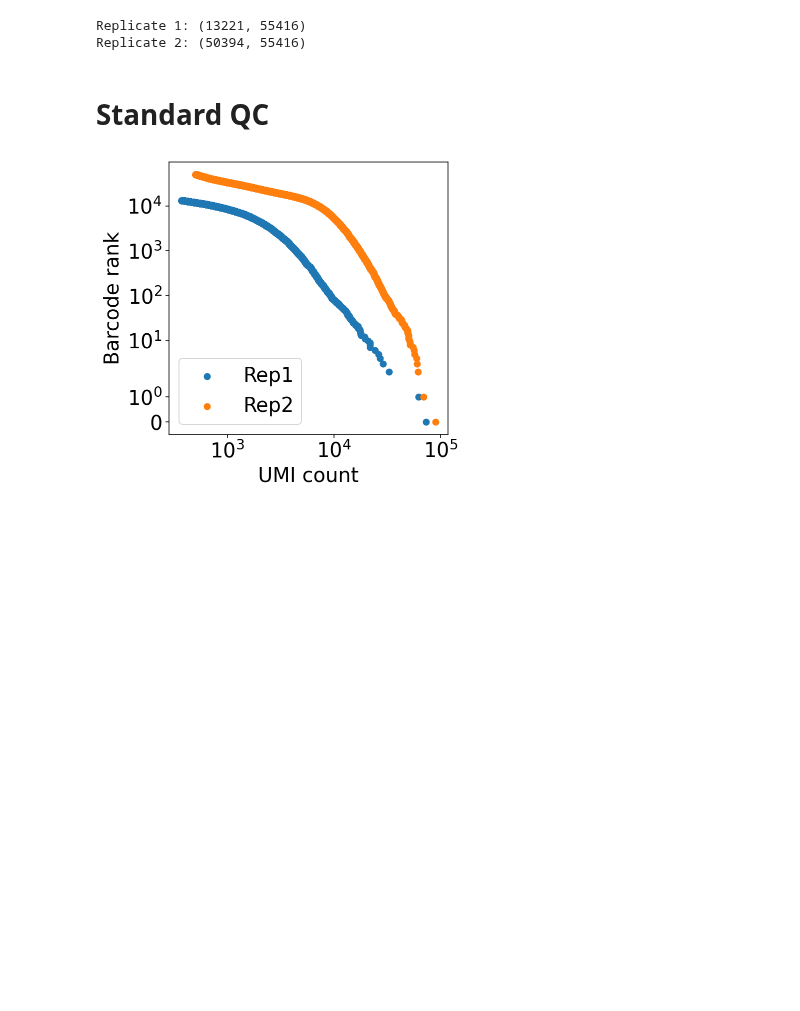
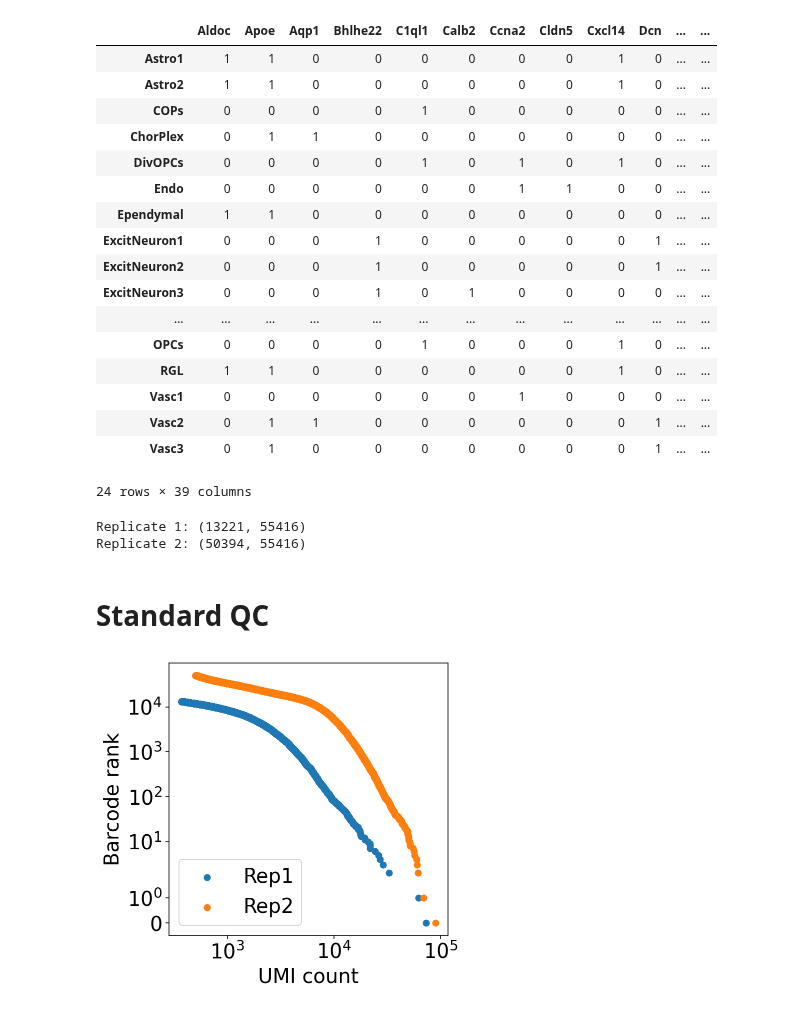
Before and after one commit to sbooeshaghi/azucar, a Jupyter notebook: analysis/brain/biologics.ipynb, the cells around one changed output. Saved outputs shown, nothing was run; the diff lists cells and outputs as text; code cells hidden in the pictures; blank space fills up the shorter version.

```diff
--- a/analysis/brain/biologics.ipynb
+++ b/analysis/brain/biologics.ipynb
@@ -26,6 +33,37 @@ fsize=20
 
 plt.rcParams.update({'font.size': fsize})
 %config InlineBackend.figure_format = 'retina'
+# %%
+markers = defaultdict(list)
+with open("markers.txt", "r") as f:
+    for idx, line in enumerate(f.readlines()):
+        ct_id, gene_ids = line.strip().split("\t")
+        markers[ct_id] = [i for i in gene_ids.split(",")]
+# %%
+df = pd.concat([pd.Series(v, name=k).astype(str) for k, v in markers.items()],
+               axis=1)
+df = pd.get_dummies(df.stack()).sum(level=1)
+# %%
+df
+# %% [output]
+|  | Aldoc | Apoe | Aqp1 | Bhlhe22 | C1ql1 | Calb2 | Ccna2 | Cldn5 | Cxcl14 | Dcn | ... | ... |
+| Astro1 | 1 | 1 | 0 | 0 | 0 | 0 | 0 | 0 | 1 | 0 | ... | ... |
+| Astro2 | 1 | 1 | 0 | 0 | 0 | 0 | 0 | 0 | 1 | 0 | ... | ... |
+| COPs | 0 | 0 | 0 | 0 | 1 | 0 | 0 | 0 | 0 | 0 | ... | ... |
+| ChorPlex | 0 | 1 | 1 | 0 | 0 | 0 | 0 | 0 | 0 | 0 | ... | ... |
+| DivOPCs | 0 | 0 | 0 | 0 | 1 | 0 | 1 | 0 | 1 | 0 | ... | ... |
+| Endo | 0 | 0 | 0 | 0 | 0 | 0 | 1 | 1 | 0 | 0 | ... | ... |
+| Ependymal | 1 | 1 | 0 | 0 | 0 | 0 | 0 | 0 | 0 | 0 | ... | ... |
+| ExcitNeuron1 | 0 | 0 | 0 | 1 | 0 | 0 | 0 | 0 | 0 | 1 | ... | ... |
+| ExcitNeuron2 | 0 | 0 | 0 | 1 | 0 | 0 | 0 | 0 | 0 | 1 | ... | ... |
+| ExcitNeuron3 | 0 | 0 | 0 | 1 | 0 | 1 | 0 | 0 | 0 | 0 | ... | ... |
+| ... | ... | ... | ... | ... | ... | ... | ... | ... | ... | ... | ... | ... |
+| OPCs | 0 | 0 | 0 | 0 | 1 | 0 | 0 | 0 | 1 | 0 | ... | ... |
+| RGL | 1 | 1 | 0 | 0 | 0 | 0 | 0 | 0 | 1 | 0 | ... | ... |
+| Vasc1 | 0 | 0 | 0 | 0 | 0 | 0 | 1 | 0 | 0 | 0 | ... | ... |
+| Vasc2 | 0 | 1 | 1 | 0 | 0 | 0 | 0 | 0 | 0 | 1 | ... | ... |
+| Vasc3 | 0 | 1 | 0 | 0 | 0 | 0 | 0 | 0 | 0 | 1 | ... | ... |
+24 rows × 39 columns
 # %%
 r1 = anndata.read_h5ad("rep1.h5ad")
 r1.layers["raw"] = r1.X
```
Also changed, not shown: parts of 18 cells of this notebook.
